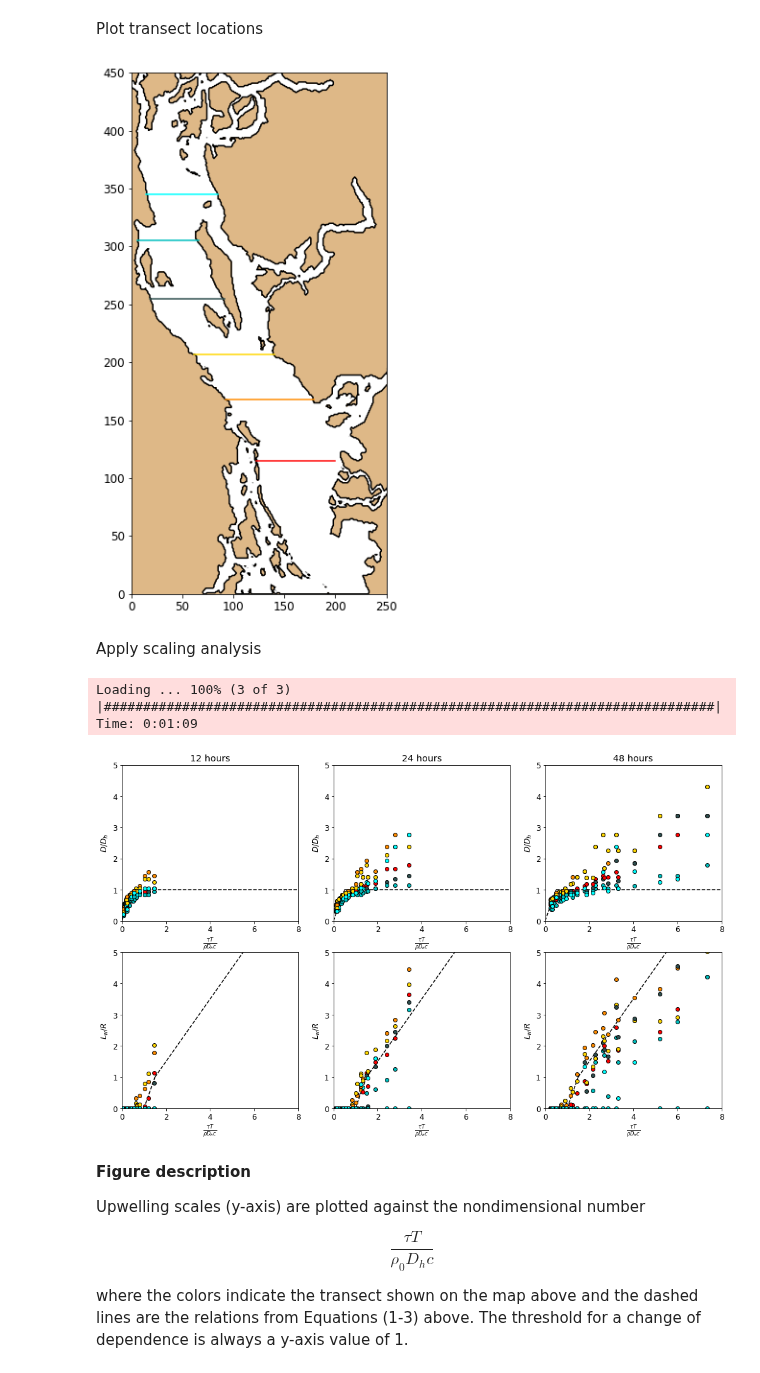
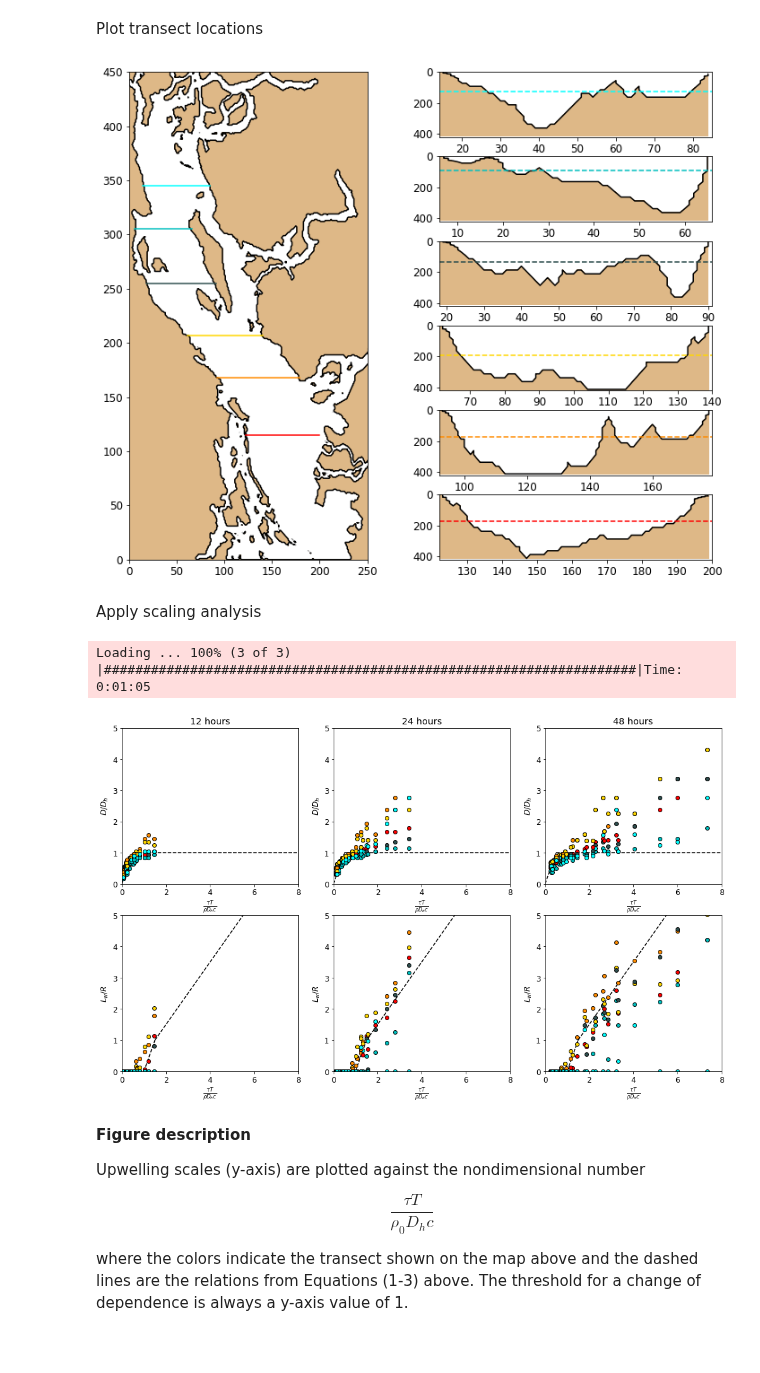
Before and after one commit to SalishSeaCast/analysis-ben, a Jupyter notebook: notebooks/Upwelling_scaling.ipynb, the cells around one changed output. Drawn from its saved outputs; the diff is of its cells as text; code cells hidden in the pictures; blank space fills up the shorter version.

```diff
--- a/notebooks/Upwelling_scaling.ipynb
+++ b/notebooks/Upwelling_scaling.ipynb
@@ -103,19 +103,29 @@ mask = xr.open_dataset(os.path.join(path, maskfile)).isel(t=0)
 Plot transect locations
 # %%
 # Plot transect locations
-fig, ax = plt.subplots(1, 1, figsize=(5, 10))
+fig = plt.figure(figsize=(12, 10))
+gs = plt.GridSpec(6, 2, hspace=0.3)
+ax = fig.add_subplot(gs[:, 0])
 ax.contourf(mask.x, mask.y, mask.tmask[0, ...], levels=[-0.01, 0.01], colors='Burlywood')
 ax.contour(mask.x, mask.y, mask.tmask[0, ...], levels=[-0.01, 0.01], colors='k')
 ax.set_xlim([0, 250])
 ax.set_ylim([0, 450])
 viz_tools.set_aspect(ax)
 X = [[122, 200], [92, 179], [61, 140], [18, 91], [6, 66], [14, 85]]
 Y = [115, 168, 207, 255, 305, 345]
+H = []
 colors = ['r', 'darkorange', 'gold', 'darkslategray', 'c', 'cyan']
-for x, y, color in zip(X, Y, colors):
+for row, x, y, color in zip(range(6), X, Y, colors):
+    sec = fig.add_subplot(gs[5-row, 1])
     ax.plot(x, [y, y], '-', color=color)
+    sec.contourf(mask.x[slice(*x)], mask.gdept_1d, mask.tmask[:, y, slice(*x)], levels=[-0.01, 0.01], colors='Burlywood')
+    c = sec.contour(mask.x[slice(*x)], mask.gdept_1d, mask.tmask[:, y, slice(*x)], levels=[-0.01, 0.01], colors='k')
+    H.append(c.collections[0].get_paths()[0].vertices[:, 1].mean())
+    sec.plot(x, [H[-1], H[-1]], '--', color=color)
+    sec.set_xlim(x)
+    sec.set_ylim([420, 0])
 # %% [output]
-[figure, old version]
+[figure, new version]
 # %% [markdown]
 Apply scaling analysis
 # %%
@@ -172,7 +182,7 @@ for U, tau in zip(bar(param['u_wind']), param['tau']):
                         col[0].plot(T * D_calc, D_model, 'o', color=color, markeredgecolor='k')
                         col[1].plot(T * D_calc, L_w, 'o', color=color, markeredgecolor='k')
 # %% [output]
-Loading ... 100% (3 of 3) |##############################################################################|Time: 0:01:09
+Loading ... 100% (3 of 3) |####################################################################|Time: 0:01:05
 [figure]
 # %% [markdown]
 **Figure description**
```
